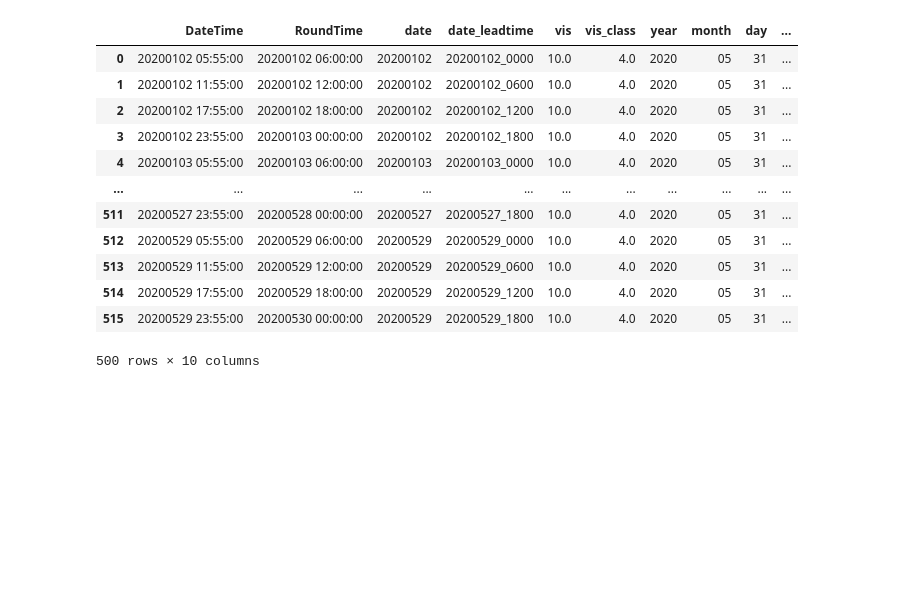
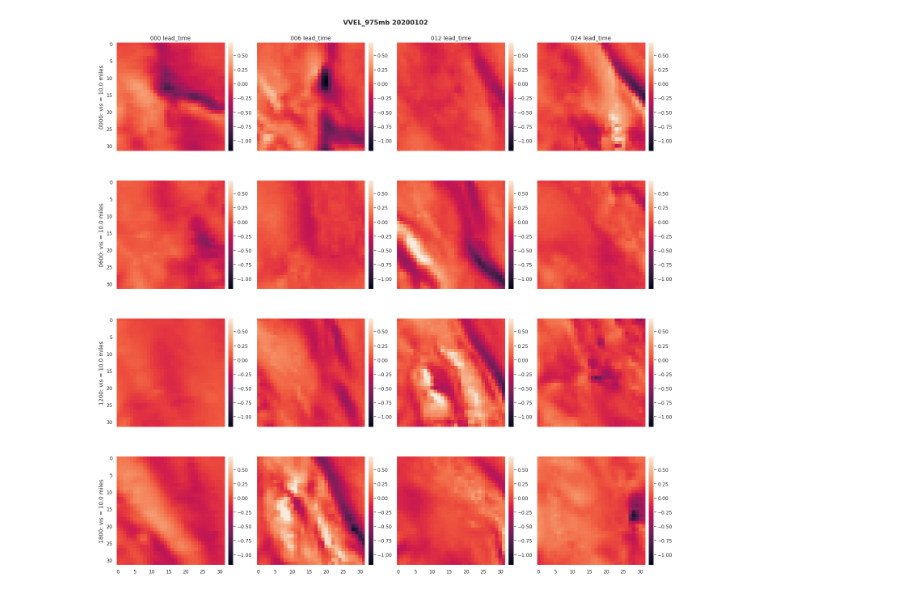
Before and after one commit to conrad-blucher-institute/SparkMET, a Jupyter notebook: EDA.ipynb, the cells around one changed output. Drawn from its saved outputs; the diff is of its cells as text; code cells hidden in the pictures; blank space fills up the shorter version.

Commit message:
daily and annual feature vis

```diff
--- a/EDA.ipynb
+++ b/EDA.ipynb
@@ -79,3 +37,8 @@ first_date_string, last_date_string = year_information['2020']
 # %%
-data_generation_class = utils2.data_generater(img_path = None, target_path = None, first_date_string = first_date_string, last_date_string = last_date_string, lead_time_pred = 24)
+first_date_string = year_information['2020'][0]
+last_date_string  = year_information['2020'][1]
+
+data_generation_class = datatools.data_generater(img_path = None, target_path = None, first_date_string = first_date_string, last_date_string = last_date_string, lead_time_pred = 24)
 dataset = data_generation_class.return_data_dataframe()
+dataset.to_csv('./dataset.csv')
+dataset
@@ -82,16 +59,14 @@ dataset = data_generation_class.return_data_dataframe()
-# %%
-dataset#.iloc[0]['nam_nc_files_path']
-# %% [output]
-|  | DateTime | RoundTime | date | date_leadtime | vis | vis_class | year | month | day | ... |
-| 0 | 20200102 05:55:00 | 20200102 06:00:00 | 20200102 | 20200102_0000 | 10.0 | 4.0 | 2020 | 05 | 31 | ... |
-| 1 | 20200102 11:55:00 | 20200102 12:00:00 | 20200102 | 20200102_0600 | 10.0 | 4.0 | 2020 | 05 | 31 | ... |
-| 2 | 20200102 17:55:00 | 20200102 18:00:00 | 20200102 | 20200102_1200 | 10.0 | 4.0 | 2020 | 05 | 31 | ... |
-| 3 | 20200102 23:55:00 | 20200103 00:00:00 | 20200102 | 20200102_1800 | 10.0 | 4.0 | 2020 | 05 | 31 | ... |
-| 4 | 20200103 05:55:00 | 20200103 06:00:00 | 20200103 | 20200103_0000 | 10.0 | 4.0 | 2020 | 05 | 31 | ... |
-| ... | ... | ... | ... | ... | ... | ... | ... | ... | ... | ... |
-| 511 | 20200527 23:55:00 | 20200528 00:00:00 | 20200527 | 20200527_1800 | 10.0 | 4.0 | 2020 | 05 | 31 | ... |
-| 512 | 20200529 05:55:00 | 20200529 06:00:00 | 20200529 | 20200529_0000 | 10.0 | 4.0 | 2020 | 05 | 31 | ... |
-| 513 | 20200529 11:55:00 | 20200529 12:00:00 | 20200529 | 20200529_0600 | 10.0 | 4.0 | 2020 | 05 | 31 | ... |
-| 514 | 20200529 17:55:00 | 20200529 18:00:00 | 20200529 | 20200529_1200 | 10.0 | 4.0 | 2020 | 05 | 31 | ... |
-| 515 | 20200529 23:55:00 | 20200530 00:00:00 | 20200529 | 20200529_1800 | 10.0 | 4.0 | 2020 | 05 | 31 | ... |
-500 rows × 10 columns
+# %%
+map_generater = datatools.fog_map_generator(dataframe_path  = './dataset.csv',
+                                            map_structure = '4D',
+                                            predictor_names = datatools.NETCDF_PREDICTOR_NAMES['All'],
+                                            return_normalize_map = None,
+                                            lead_time_pred = 24)
+
+output_feature_maps = map_generater.return_feature_map_matrix()
+# %%
+_ = datatools.feature_daily_timeseries_plot(output_feature_maps, dataset,
+                                            date = 20200102,
+                                            feature_name = 'VVEL_975mb')
+# %% [output]
+[figure, added]
```
Also changed, not shown: parts of 9 cells of this notebook, 2 other files.
